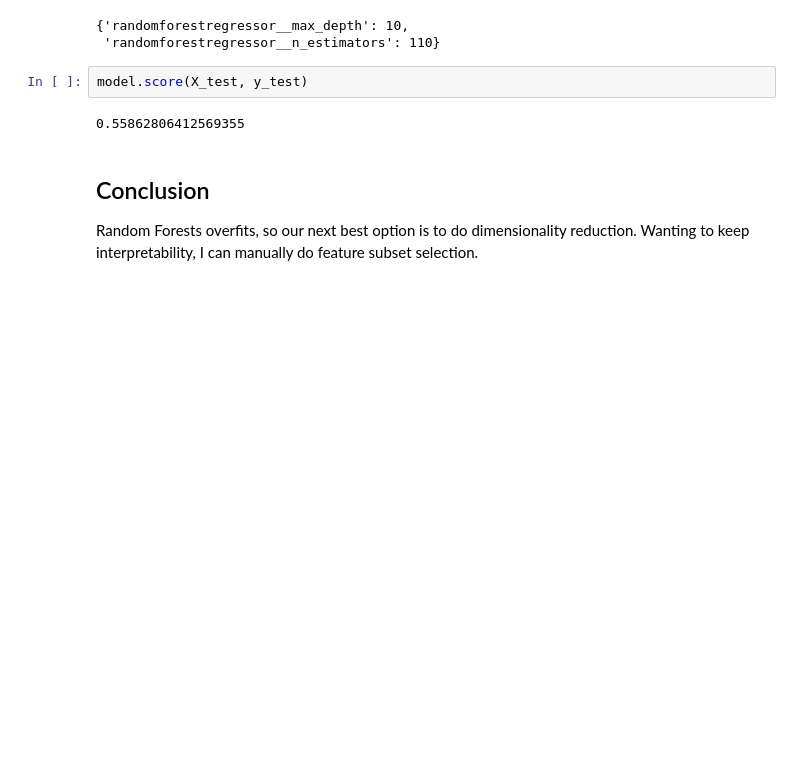
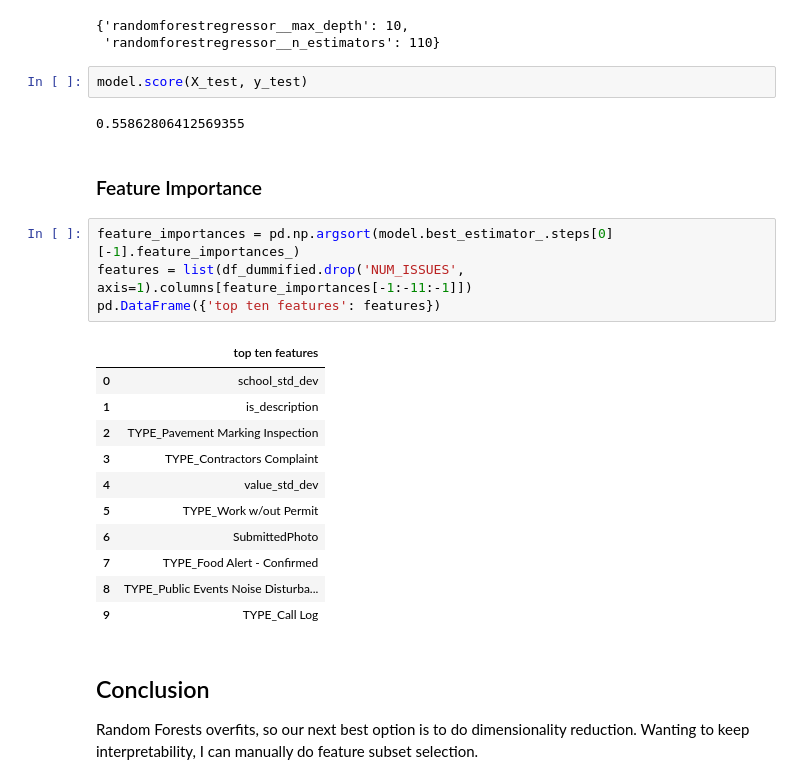
Before and after one commit to aok1425/311-prediction-times, a Jupyter notebook: modeling_citizen_participation/02 Random Forests overfits too.ipynb, the cells around one changed output. Drawn from its saved outputs; the diff is of its cells as text; blank space fills up the shorter version.

```diff
--- a/modeling_citizen_participation/02 Random Forests overfits too.ipynb
+++ b/modeling_citizen_participation/02 Random Forests overfits too.ipynb
@@ -186,6 +186,24 @@ model.best_params_
 model.score(X_test, y_test)
 # %% [output]
 0.55862806412569355
+# %% [markdown]
+### Feature Importance
+# %%
+feature_importances = pd.np.argsort(model.best_estimator_.steps[0][-1].feature_importances_)
+features = list(df_dummified.drop('NUM_ISSUES', axis=1).columns[feature_importances[-1:-11:-1]])
+pd.DataFrame({'top ten features': features})
+# %% [output]
+|  | top ten features |
+| 0 | school_std_dev |
+| 1 | is_description |
+| 2 | TYPE_Pavement Marking Inspection |
+| 3 | TYPE_Contractors Complaint |
+| 4 | value_std_dev |
+| 5 | TYPE_Work w/out Permit |
+| 6 | SubmittedPhoto |
+| 7 | TYPE_Food Alert - Confirmed |
+| 8 | TYPE_Public Events Noise Disturba... |
+| 9 | TYPE_Call Log |
 # %% [markdown]
 ## Conclusion
 
```
Also changed, not shown: 6 other files.
